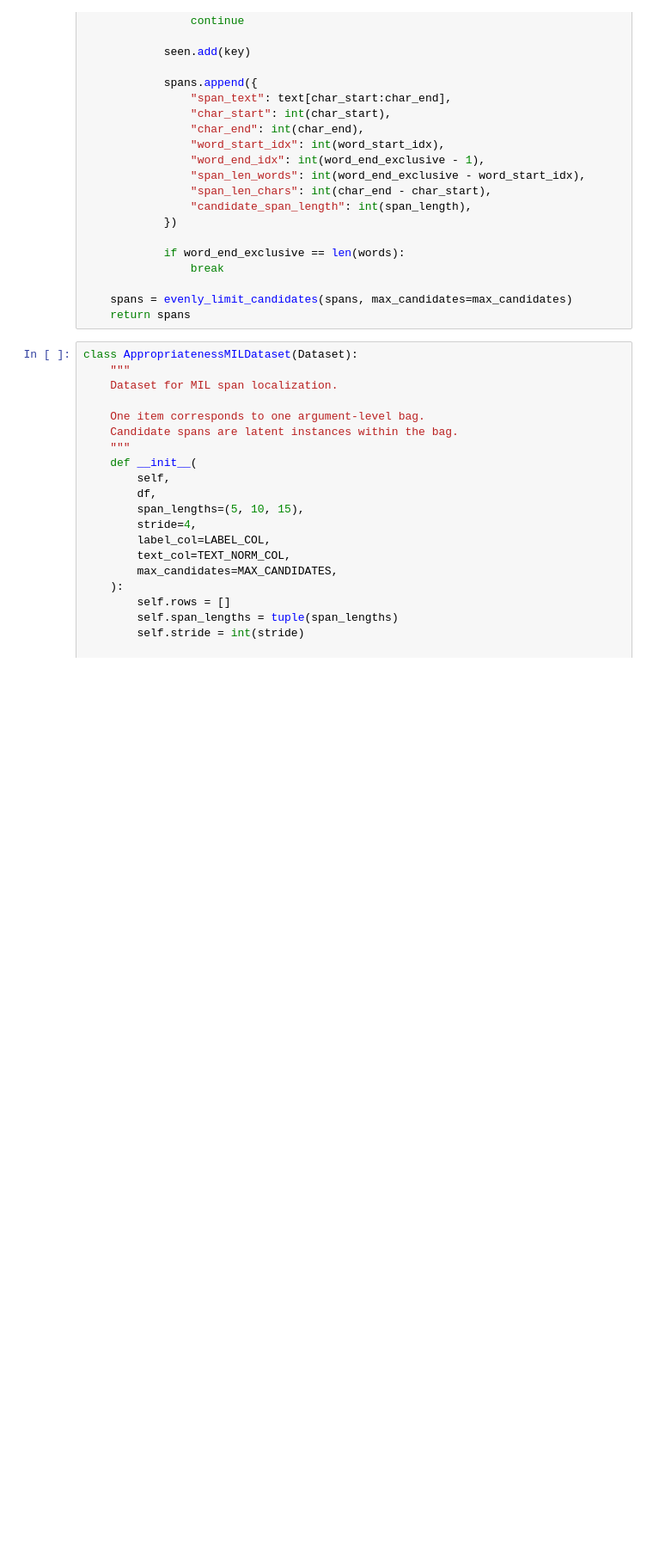
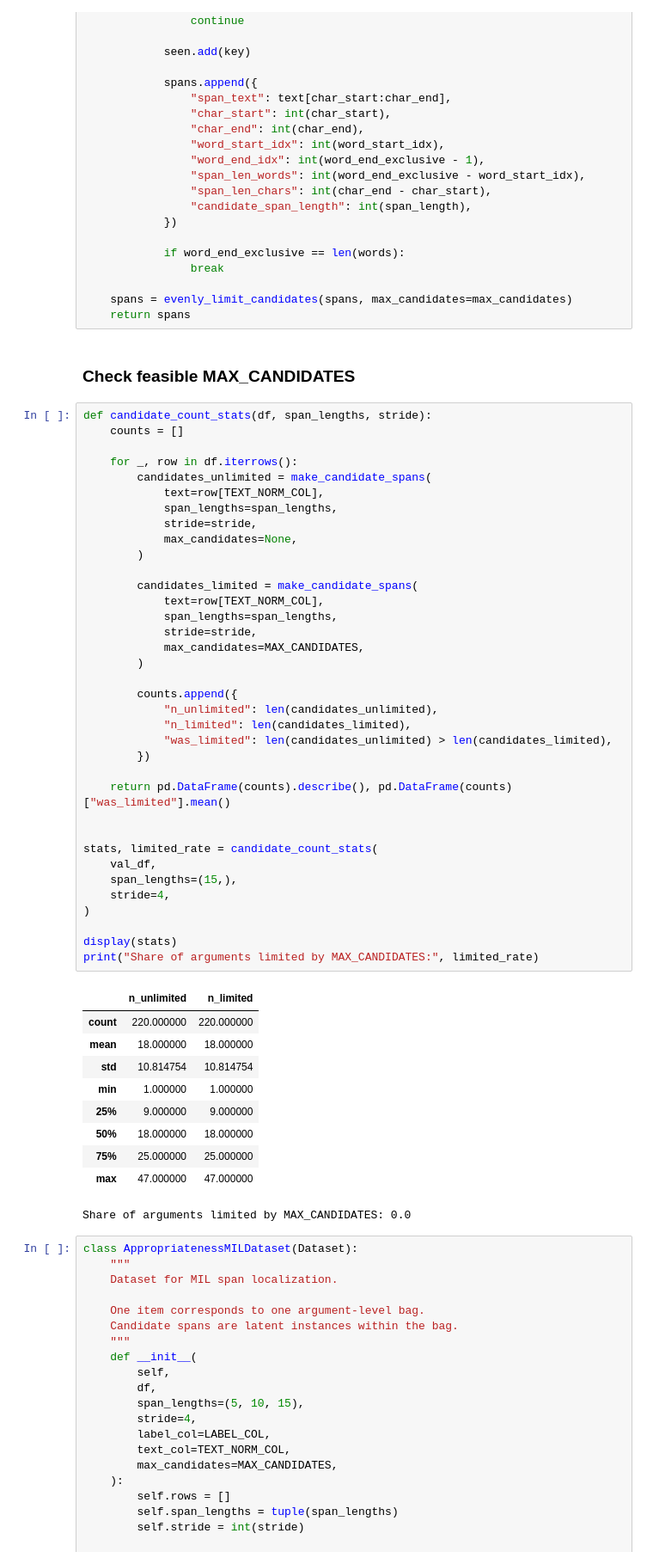
Before and after one commit to Karbs08/Localizing-Inappropriateness-in-Arguments, a Jupyter notebook: methods/mil_spans_singles.ipynb, the cells around one changed output. Shown at 86% size. Drawn from its saved outputs; the diff is of its cells as text; blank space fills up the shorter version.

Commit message:
add MIL checks

```diff
--- a/methods/mil_spans_singles.ipynb
+++ b/methods/mil_spans_singles.ipynb
@@ -362,6 +394,55 @@ def make_candidate_spans(
 
     spans = evenly_limit_candidates(spans, max_candidates=max_candidates)
     return spans
+# %% [markdown]
+### Check feasible MAX_CANDIDATES
+# %%
+def candidate_count_stats(df, span_lengths, stride):
+    counts = []
+
+    for _, row in df.iterrows():
+        candidates_unlimited = make_candidate_spans(
+            text=row[TEXT_NORM_COL],
+            span_lengths=span_lengths,
+            stride=stride,
+            max_candidates=None,
+        )
+
+        candidates_limited = make_candidate_spans(
+            text=row[TEXT_NORM_COL],
+            span_lengths=span_lengths,
+            stride=stride,
+            max_candidates=MAX_CANDIDATES,
+        )
+
+        counts.append({
+            "n_unlimited": len(candidates_unlimited),
+            "n_limited": len(candidates_limited),
+            "was_limited": len(candidates_unlimited) > len(candidates_limited),
+        })
+
+    return pd.DataFrame(counts).describe(), pd.DataFrame(counts)["was_limited"].mean()
+
+
+stats, limited_rate = candidate_count_stats(
+    val_df,
+    span_lengths=(15,),
+    stride=4,
+)
+
+display(stats)
+print("Share of arguments limited by MAX_CANDIDATES:", limited_rate)
+# %% [output]
+|  | n_unlimited | n_limited |
+| count | 220.000000 | 220.000000 |
+| mean | 18.000000 | 18.000000 |
+| std | 10.814754 | 10.814754 |
+| min | 1.000000 | 1.000000 |
+| 25% | 9.000000 | 9.000000 |
+| 50% | 18.000000 | 18.000000 |
+| 75% | 25.000000 | 25.000000 |
+| max | 47.000000 | 47.000000 |
+Share of arguments limited by MAX_CANDIDATES: 0.0
 # %%
 class AppropriatenessMILDataset(Dataset):
     """
```
Also changed, not shown: parts of 6 cells of this notebook.
